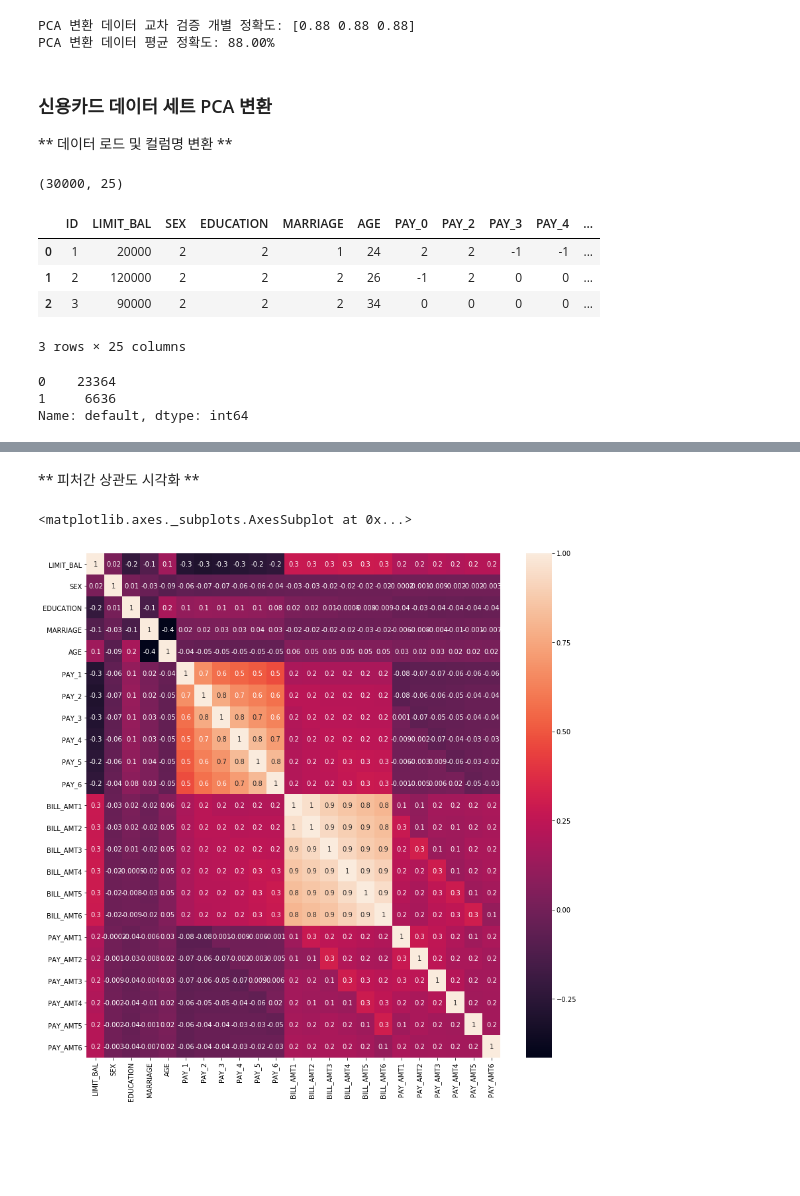
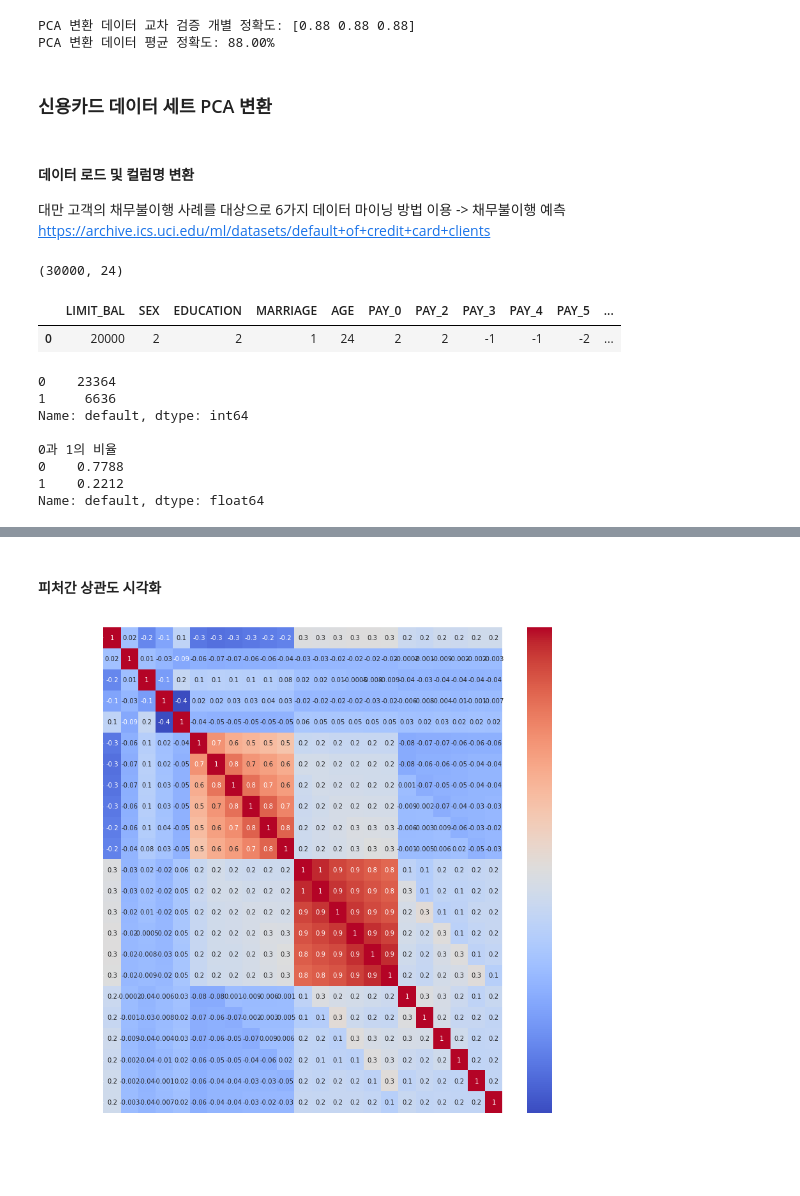
Before and after one commit to netsus/ML_PerfectGuide, a Jupyter notebook: 6장/6-2_PCA.ipynb, the cells around one changed output, grey strips where cells are left out. Saved outputs shown, nothing was run; the diff lists cells and outputs as text; code cells hidden in the pictures; blank space fills up the shorter version.

Commit message:
Update 6-2_PCA.ipynb
대만 신용카드 채무불이행 예측 데이터를 이용한 PCA 실습
1. 데이터 정제
2. 피처간 상관도 시각화
3. 상관도가 매우 높은 6개 피처 -> 2개로 PCA : 변동성의 95퍼센트 커버 가능
4. 원본 23개 피처를 6개의 피처로 차원 축소및 성능 비교 -> 2퍼세트정도만 성능 낮아짐

```diff
--- a/6장/6-2_PCA.ipynb
+++ b/6장/6-2_PCA.ipynb
@@ -199,32 +199,42 @@ PCA 변환 데이터 교차 검증 개별 정확도: [0.88 0.88 0.88]
 PCA 변환 데이터 평균 정확도: 88.00%
 # %% [markdown]
 ### 신용카드 데이터 세트 PCA 변환
-
-** 데이터 로드 및 컬럼명 변환 **
+# %% [markdown]
+#### **데이터 로드 및 컬럼명 변환**
+대만 고객의 채무불이행 사례를 대상으로 6가지 데이터 마이닝 방법 이용 -> 채무불이행 예측<br>
+https://archive.ics.uci.edu/ml/datasets/default+of+credit+card+clients
 # %%
 import pandas as pd
+pd.set_option('display.max_columns',30)
 
-df = pd.read_excel('pca_credit_card.xls', sheet_name='Data', header=1)
+# header=1 - 첫번째 row말고, 두번째 row를 헤더로 지정 -> 그 다음줄부터 data
+# iloc[:,1:] - 첫번째 열 버리기 (ID)
+df = pd.read_excel('pca_credit_card.xls', sheet_name='Data', header=1).iloc[:,1:]
 print(df.shape)
-df.head(3)
+display(df.head(1))
 # %% [output]
-(30000, 25)
+(30000, 24)
-|  | ID | LIMIT_BAL | SEX | EDUCATION | MARRIAGE | AGE | PAY_0 | PAY_2 | PAY_3 | PAY_4 | ... |
-| 0 | 1 | 20000 | 2 | 2 | 1 | 24 | 2 | 2 | -1 | -1 | ... |
-| 1 | 2 | 120000 | 2 | 2 | 2 | 26 | -1 | 2 | 0 | 0 | ... |
-| 2 | 3 | 90000 | 2 | 2 | 2 | 34 | 0 | 0 | 0 | 0 | ... |
+|  | LIMIT_BAL | SEX | EDUCATION | MARRIAGE | AGE | PAY_0 | PAY_2 | PAY_3 | PAY_4 | PAY_5 | ... |
+| 0 | 20000 | 2 | 2 | 1 | 24 | 2 | 2 | -1 | -1 | -2 | ... |
-3 rows × 25 columns
 # %%
+# 컬럼 이름 수정
+## default payment next month : 타겟값 -> default로 변경
 df.rename(columns={'PAY_0':'PAY_1','default payment next month':'default'}, inplace=True)
 y_target = df['default']
 # ID, default 컬럼 Drop
-X_features = df.drop(['ID','default'], axis=1)
+X_features = df.drop(['default'], axis=1)
-# %%
-y_target.value_counts()
-# %% [output]
-0    23364
-1     6636
-Name: default, dtype: int64
+# %%
+print(y_target.value_counts()) # 0 - 채무 이행, 1 - 채무 불이행
+print(f"\n0과 1의 비율\n{y_target.value_counts() / y_target.shape[0]}")
+# %% [output]
+0    23364
+1     6636
+Name: default, dtype: int64
+
+0과 1의 비율
+0    0.7788
+1    0.2212
+Name: default, dtype: float64
 # %%
 X_features.info()
 # %% [output]
@@ -246,16 +256,16 @@ PAY_AMT6     30000 non-null int64
 dtypes: int64(23)
 memory usage: 5.3 MB
 # %% [markdown]
-** 피처간 상관도 시각화 **
+#### **피처간 상관도 시각화**
 # %%
 import seaborn as sns
 import matplotlib.pyplot as plt
 %matplotlib inline
 
 corr = X_features.corr()
 plt.figure(figsize=(14,14))
-sns.heatmap(corr, annot=True, fmt='.1g')
+sns.heatmap(corr, annot=True, fmt='.1g', cmap='coolwarm')
+plt.show()
 # %% [output]
-<matplotlib.axes._subplots.AxesSubplot at 0x...>
-[figure, old version]
+[figure, new version]
 # %% [markdown]
```
Also changed, not shown: parts of 8 cells of this notebook.
